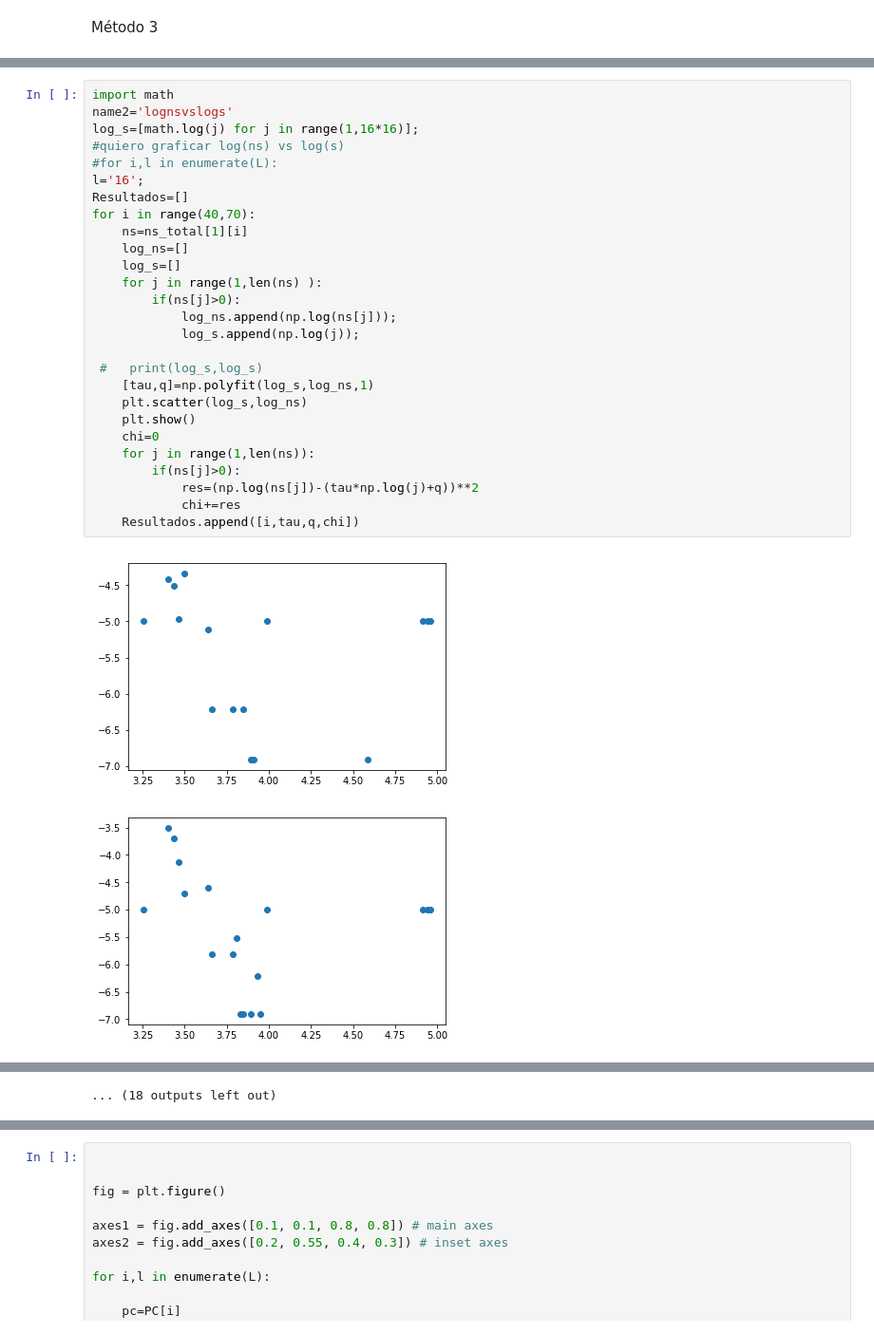
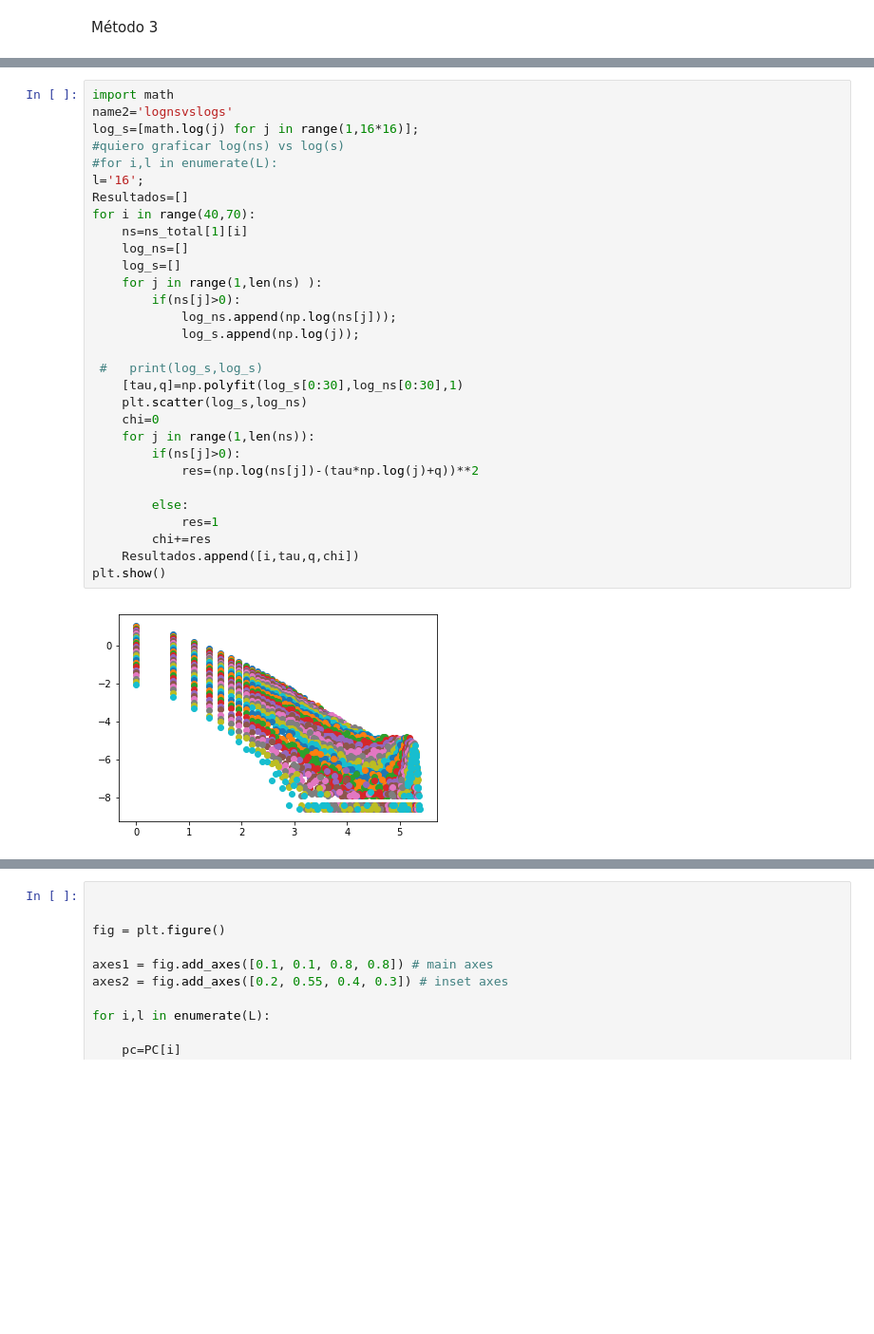
Before and after one commit to Luciousboy/computacional, a Jupyter notebook: graficador.ipynb, the cells around one changed output, grey strips where cells are left out. Shown at 95% size. Saved outputs shown, nothing was run; the diff lists cells and outputs as text; blank space fills up the shorter version.

```diff
--- a/graficador.ipynb
+++ b/graficador.ipynb
@@ -282,30 +271,32 @@ ns_L[2]
 # %%
 import math
 name2='lognsvslogs'
 log_s=[math.log(j) for j in range(1,16*16)];
 #quiero graficar log(ns) vs log(s)
 #for i,l in enumerate(L):
 l='16';
 Resultados=[]
 for i in range(40,70):
     ns=ns_total[1][i]
     log_ns=[]
     log_s=[]
     for j in range(1,len(ns) ):
         if(ns[j]>0):
             log_ns.append(np.log(ns[j]));
             log_s.append(np.log(j));
 
  #   print(log_s,log_s)
-    [tau,q]=np.polyfit(log_s,log_ns,1)
+    [tau,q]=np.polyfit(log_s[0:30],log_ns[0:30],1)
     plt.scatter(log_s,log_ns)
-    plt.show()
     chi=0
     for j in range(1,len(ns)):
         if(ns[j]>0):
             res=(np.log(ns[j])-(tau*np.log(j)+q))**2
-            chi+=res
+
+        else:
+            res=1
+        chi+=res
     Resultados.append([i,tau,q,chi])
+plt.show()
 # %% [output]
-[figure, old version]
+[figure, new version]
-[figure, removed]
@@ -322 +302,0 @@ for i in range(40,70):
-... (18 outputs left out)
```
Also changed, not shown: parts of 16 cells of this notebook.
